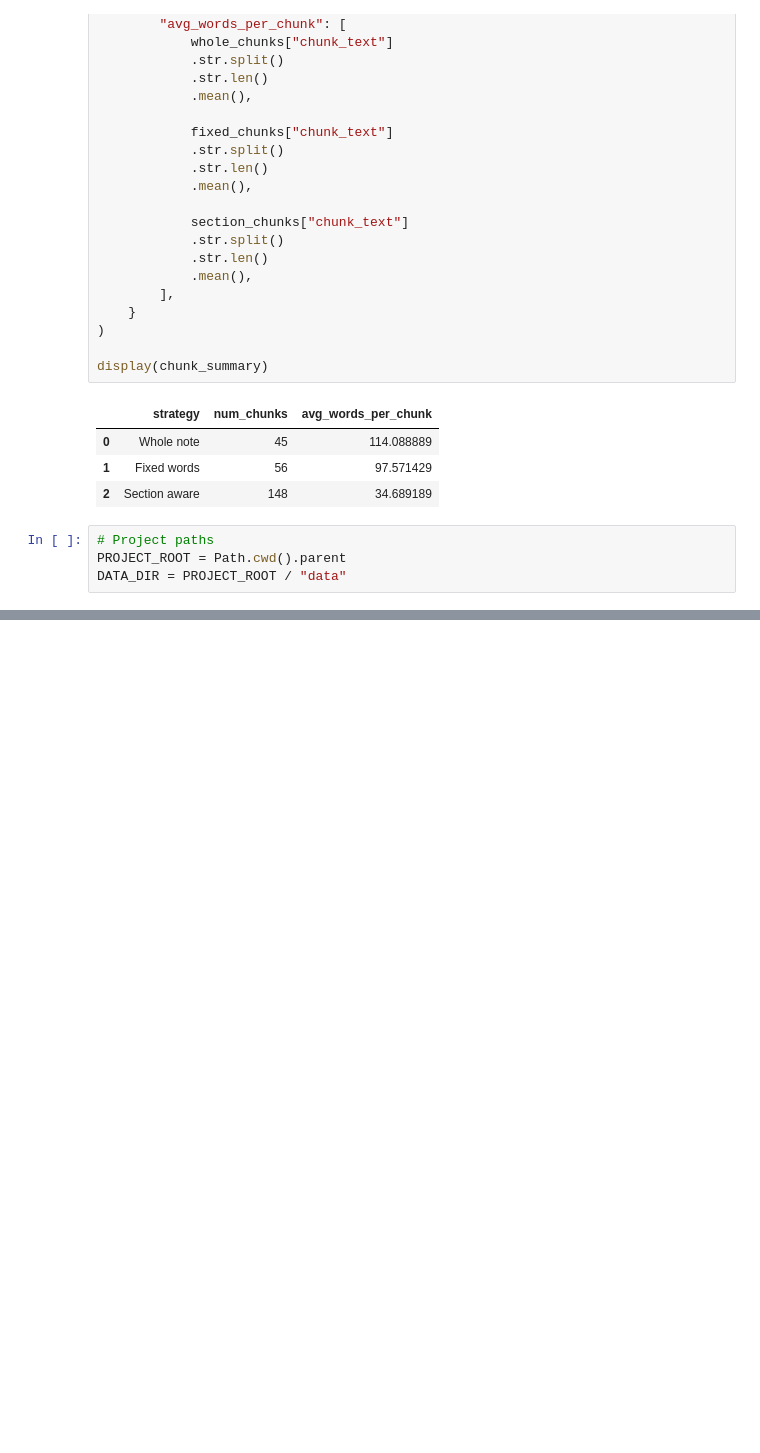
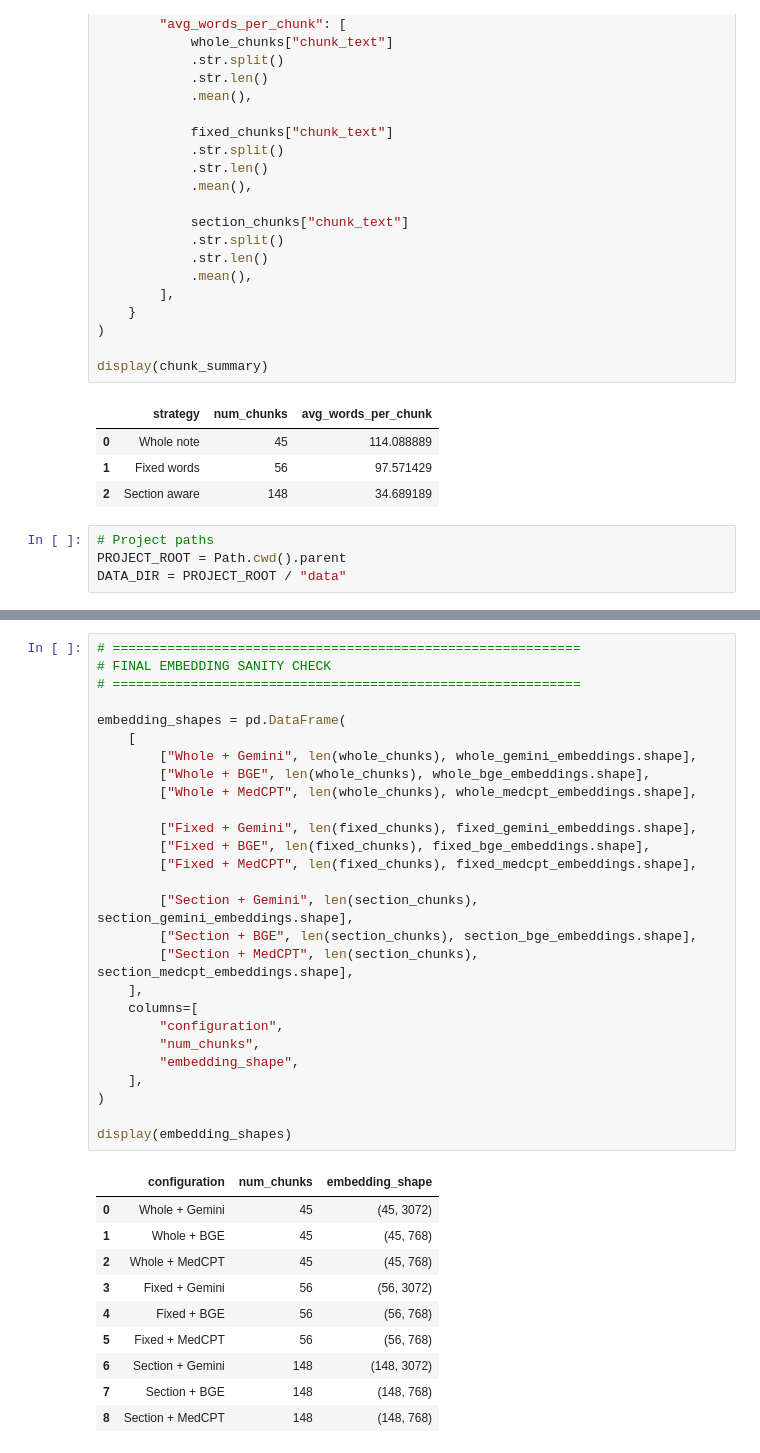
Before and after one commit to pallavi-cs-ai/clinical-summarization-eval, a Jupyter notebook: notebooks/03b_rag_9_summaries_generation.ipynb, the cells around one changed output, grey strips where cells are left out. Drawn from its saved outputs; the diff is of its cells as text; blank space fills up the shorter version.

```diff
--- a/notebooks/03b_rag_9_summaries_generation.ipynb
+++ b/notebooks/03b_rag_9_summaries_generation.ipynb
@@ -575,0 +843,38 @@ print("MedCPT query/article models loaded.")
+# %%
+# ============================================================
+# FINAL EMBEDDING SANITY CHECK
+# ============================================================
+
+embedding_shapes = pd.DataFrame(
+    [
+        ["Whole + Gemini", len(whole_chunks), whole_gemini_embeddings.shape],
+        ["Whole + BGE", len(whole_chunks), whole_bge_embeddings.shape],
+        ["Whole + MedCPT", len(whole_chunks), whole_medcpt_embeddings.shape],
+
+        ["Fixed + Gemini", len(fixed_chunks), fixed_gemini_embeddings.shape],
+        ["Fixed + BGE", len(fixed_chunks), fixed_bge_embeddings.shape],
+        ["Fixed + MedCPT", len(fixed_chunks), fixed_medcpt_embeddings.shape],
+
+        ["Section + Gemini", len(section_chunks), section_gemini_embeddings.shape],
+        ["Section + BGE", len(section_chunks), section_bge_embeddings.shape],
+        ["Section + MedCPT", len(section_chunks), section_medcpt_embeddings.shape],
+    ],
+    columns=[
+        "configuration",
+        "num_chunks",
+        "embedding_shape",
+    ],
+)
+
+display(embedding_shapes)
+# %% [output]
+|  | configuration | num_chunks | embedding_shape |
+| 0 | Whole + Gemini | 45 | (45, 3072) |
+| 1 | Whole + BGE | 45 | (45, 768) |
+| 2 | Whole + MedCPT | 45 | (45, 768) |
+| 3 | Fixed + Gemini | 56 | (56, 3072) |
+| 4 | Fixed + BGE | 56 | (56, 768) |
+| 5 | Fixed + MedCPT | 56 | (56, 768) |
+| 6 | Section + Gemini | 148 | (148, 3072) |
+| 7 | Section + BGE | 148 | (148, 768) |
+| 8 | Section + MedCPT | 148 | (148, 768) |
```
Also changed, not shown: parts of 41 cells of this notebook, 1 other file.
